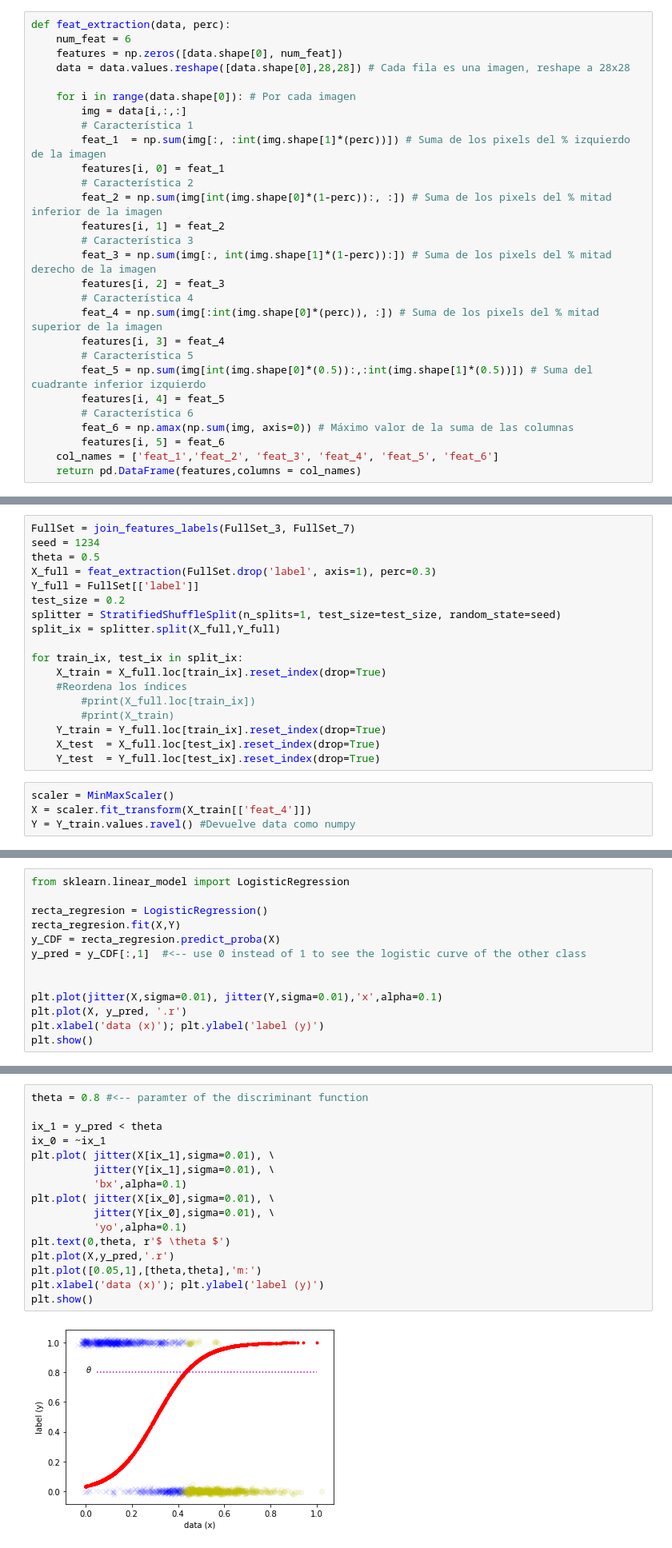
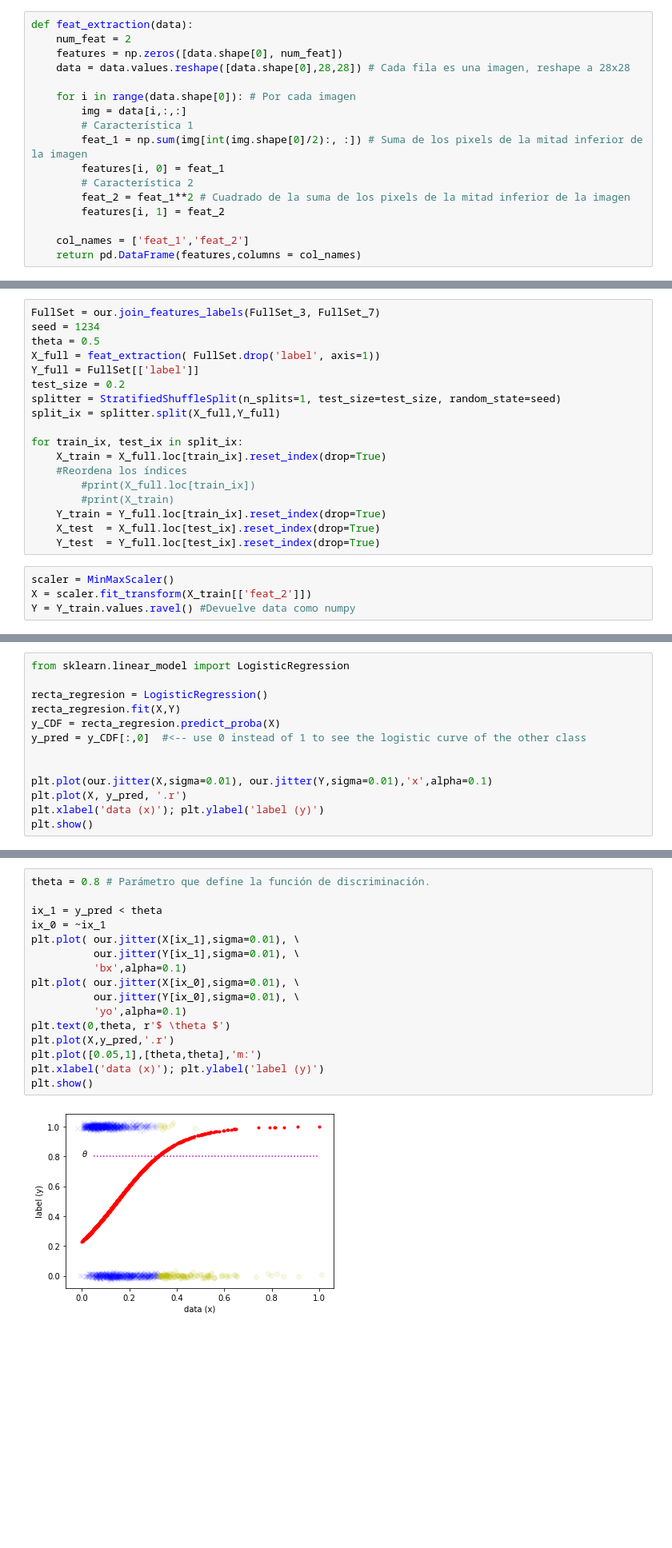
Before and after one commit to AndreaCastiella/MasterURJC, a Jupyter notebook: Ejercicio1.ipynb, the cells around one changed output, grey strips where cells are left out. Shown at 80% size. Saved outputs shown, nothing was run; the diff lists cells and outputs as text; blank space fills up the shorter version.

```diff
--- a/Ejercicio1.ipynb
+++ b/Ejercicio1.ipynb
@@ -22,30 +23,19 @@ FullSet_7 = FullSet_7 / 255.0
 # %% [markdown]
 ## Función extracción de características
 # %%
-def feat_extraction(data, perc):
-    num_feat = 6
+def feat_extraction(data):
+    num_feat = 2
     features = np.zeros([data.shape[0], num_feat])
     data = data.values.reshape([data.shape[0],28,28]) # Cada fila es una imagen, reshape a 28x28
 
     for i in range(data.shape[0]): # Por cada imagen
         img = data[i,:,:]
         # Característica 1
-        feat_1  = np.sum(img[:, :int(img.shape[1]*(perc))]) # Suma de los pixels del % izquierdo de la imagen
+        feat_1 = np.sum(img[int(img.shape[0]/2):, :]) # Suma de los pixels de la mitad inferior de la imagen
         features[i, 0] = feat_1
         # Característica 2
-        feat_2 = np.sum(img[int(img.shape[0]*(1-perc)):, :]) # Suma de los pixels del % mitad inferior de la imagen
+        feat_2 = feat_1**2 # Cuadrado de la suma de los pixels de la mitad inferior de la imagen
         features[i, 1] = feat_2
-        # Característica 3
-        feat_3 = np.sum(img[:, int(img.shape[1]*(1-perc)):]) # Suma de los pixels del % mitad derecho de la imagen
-        features[i, 2] = feat_3
-        # Característica 4
-        feat_4 = np.sum(img[:int(img.shape[0]*(perc)), :]) # Suma de los pixels del % mitad superior de la imagen
-        features[i, 3] = feat_4
-        # Característica 5
-        feat_5 = np.sum(img[int(img.shape[0]*(0.5)):,:int(img.shape[1]*(0.5))]) # Suma del cuadrante inferior izquierdo
-        features[i, 4] = feat_5
-        # Característica 6
-        feat_6 = np.amax(np.sum(img, axis=0)) # Máximo valor de la suma de las columnas
-        features[i, 5] = feat_6
-    col_names = ['feat_1','feat_2', 'feat_3', 'feat_4', 'feat_5', 'feat_6']
+
+    col_names = ['feat_1','feat_2']
     return pd.DataFrame(features,columns = col_names)
@@ -90,10 +42,10 @@ def join_features_labels(X0, X1):
 # %% [markdown]
 ## Features
 # %%
-FullSet = join_features_labels(FullSet_3, FullSet_7)
+FullSet = our.join_features_labels(FullSet_3, FullSet_7)
 seed = 1234
 theta = 0.5
-X_full = feat_extraction(FullSet.drop('label', axis=1), perc=0.3)
+X_full = feat_extraction( FullSet.drop('label', axis=1))
 Y_full = FullSet[['label']]
 test_size = 0.2
 splitter = StratifiedShuffleSplit(n_splits=1, test_size=test_size, random_state=seed)
@@ -109,6 +61,6 @@ for train_ix, test_ix in split_ix:
     Y_test  = Y_full.loc[test_ix].reset_index(drop=True)
 # %%
 scaler = MinMaxScaler()
-X = scaler.fit_transform(X_train[['feat_4']])
+X = scaler.fit_transform(X_train[['feat_2']])
 Y = Y_train.values.ravel() #Devuelve data como numpy
 # %%
@@ -125,10 +77,10 @@ from sklearn.linear_model import LogisticRegression
 recta_regresion = LogisticRegression()
 recta_regresion.fit(X,Y)
 y_CDF = recta_regresion.predict_proba(X)
-y_pred = y_CDF[:,1]  #<-- use 0 instead of 1 to see the logistic curve of the other class
+y_pred = y_CDF[:,0]  #<-- use 0 instead of 1 to see the logistic curve of the other class
 
 
-plt.plot(jitter(X,sigma=0.01), jitter(Y,sigma=0.01),'x',alpha=0.1)
+plt.plot(our.jitter(X,sigma=0.01), our.jitter(Y,sigma=0.01),'x',alpha=0.1)
 plt.plot(X, y_pred, '.r')
 plt.xlabel('data (x)'); plt.ylabel('label (y)')
 plt.show()
@@ -137,20 +89,20 @@ plt.show()
 # %% [markdown]
 ## Discriminant Function
 # %%
-theta = 0.8 #<-- paramter of the discriminant function
+theta = 0.8 # Parámetro que define la función de discriminación.
 
 ix_1 = y_pred < theta
 ix_0 = ~ix_1
-plt.plot( jitter(X[ix_1],sigma=0.01), \
-          jitter(Y[ix_1],sigma=0.01), \
+plt.plot( our.jitter(X[ix_1],sigma=0.01), \
+          our.jitter(Y[ix_1],sigma=0.01), \
           'bx',alpha=0.1)
-plt.plot( jitter(X[ix_0],sigma=0.01), \
-          jitter(Y[ix_0],sigma=0.01), \
+plt.plot( our.jitter(X[ix_0],sigma=0.01), \
+          our.jitter(Y[ix_0],sigma=0.01), \
           'yo',alpha=0.1)
 plt.text(0,theta, r'$ \theta $')
 plt.plot(X,y_pred,'.r')
 plt.plot([0.05,1],[theta,theta],'m:')
 plt.xlabel('data (x)'); plt.ylabel('label (y)')
 plt.show()
 # %% [output]
-[figure, old version]
+[figure, new version]
```
Also changed, not shown: parts of 5 cells of this notebook, 1 other file.
